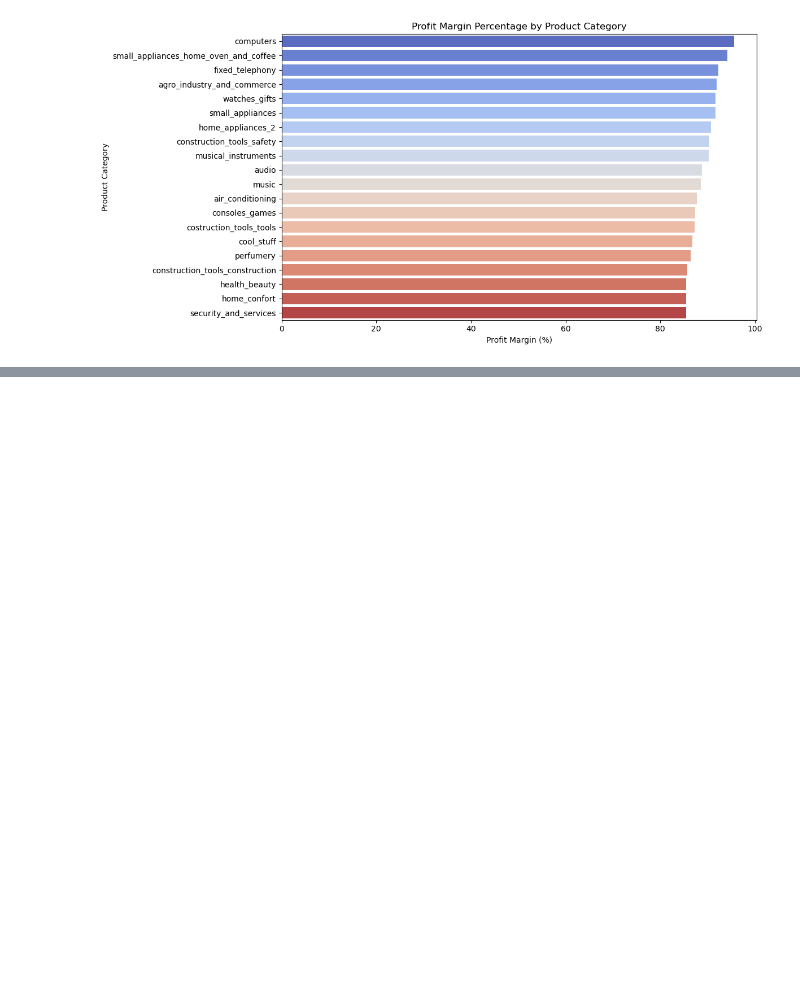
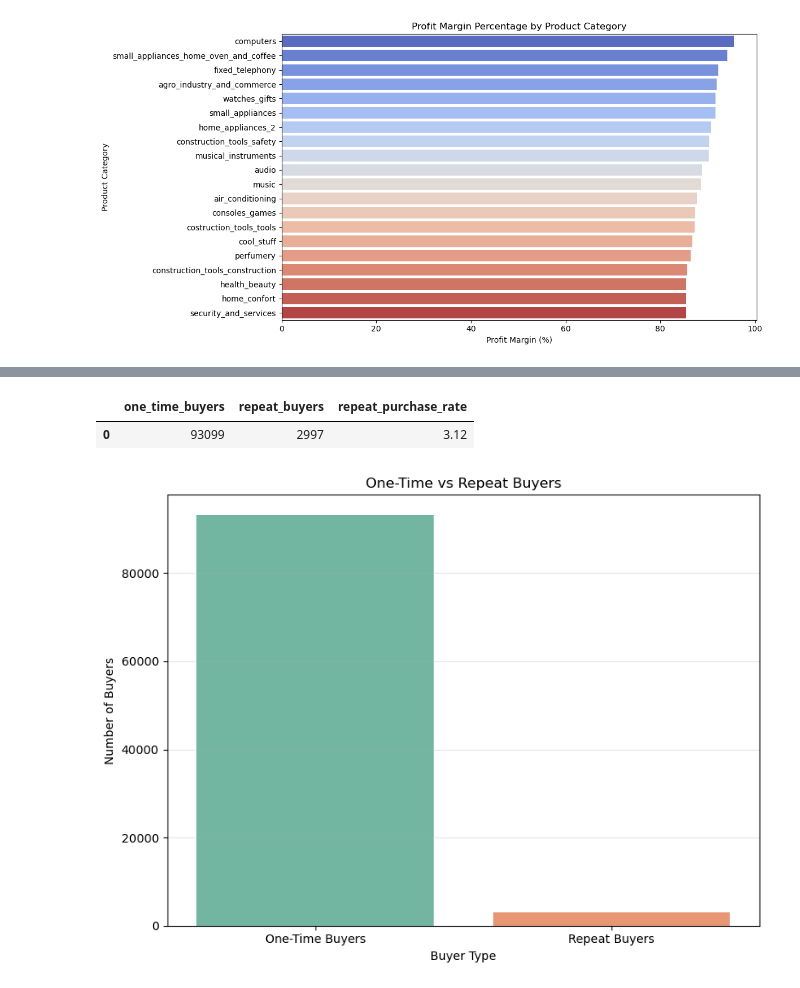
Before and after one commit to DonnahM/E-commerce_performance_insights, a Jupyter notebook: Customer_behavior_trends.ipynb, the cells around one changed output, grey strips where cells are left out. Drawn from its saved outputs; the diff is of its cells as text; code cells hidden in the pictures; blank space fills up the shorter version.

```diff
--- a/Customer_behavior_trends.ipynb
+++ b/Customer_behavior_trends.ipynb
@@ -1021,0 +1060,53 @@ plt.show()
+# %%
+# One time vs Repeat Buyers Purchase Rate
+repeat_behavior = pd.read_sql("""
+WITH customer_orders AS (
+    SELECT
+        c.customer_unique_id,
+        COUNT(o.order_id) AS total_orders
+    FROM orders o
+    JOIN customers c
+        ON o.customer_id = c.customer_id
+    GROUP BY c.customer_unique_id
+),
+classified_customers AS (
+    SELECT
+        CASE
+            WHEN total_orders = 1 THEN 'one_time'
+            ELSE 'repeat'
+        END AS customer_type
+    FROM customer_orders
+)
+SELECT
+    SUM(CASE WHEN customer_type = 'one_time' THEN 1 ELSE 0 END) AS one_time_buyers,
+    SUM(CASE WHEN customer_type = 'repeat' THEN 1 ELSE 0 END) AS repeat_buyers,
+    ROUND(
+        SUM(CASE WHEN customer_type = 'repeat' THEN 1 ELSE 0 END) * 100.0 /
+        COUNT(*),
+        2
+    ) AS repeat_purchase_rate
+FROM classified_customers;
+""", conn)
+repeat_behavior
+# %% [output]
+|  | one_time_buyers | repeat_buyers | repeat_purchase_rate |
+| 0 | 93099 | 2997 | 3.12 |
+# %%
+#prepare data for bar chart
+buyer_types = ['One-Time Buyers', 'Repeat Buyers']
+buyer_counts = [
+    repeat_behavior['one_time_buyers'][0],
+    repeat_behavior['repeat_buyers'][0]
+]
+
+# Plot the bar chart for one-time vs repeat buyers
+plt.figure(figsize=(8,6))
+sns.barplot(x=buyer_types, y=buyer_counts, palette='Set2')
+plt.title('One-Time vs Repeat Buyers')
+plt.xlabel('Buyer Type')
+plt.ylabel('Number of Buyers')
+plt.grid(axis='y', alpha=0.3)
+plt.tight_layout()
+plt.show()
+# %% [output]
+[figure, added]
```
Also changed, not shown: parts of 15 cells of this notebook.
